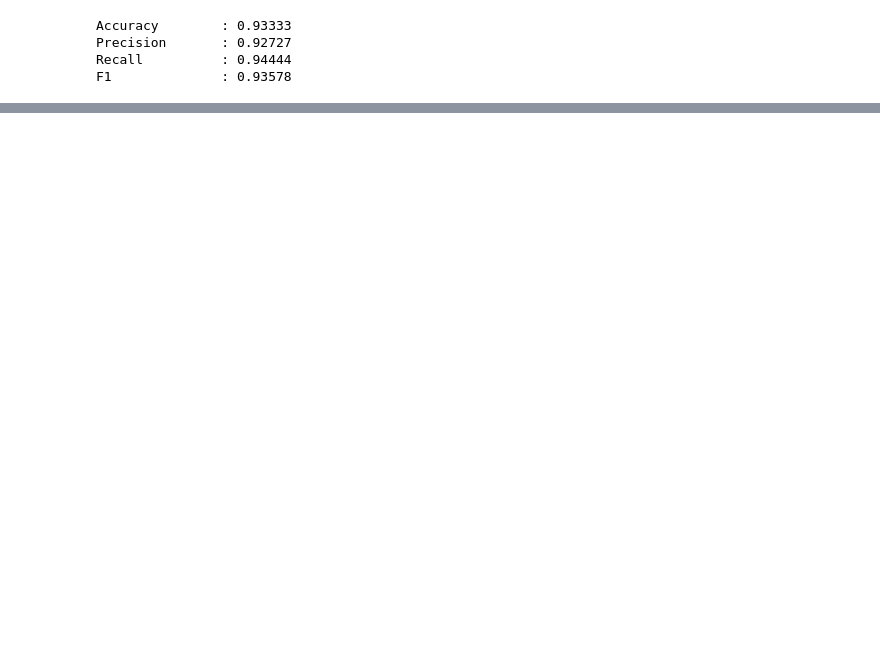
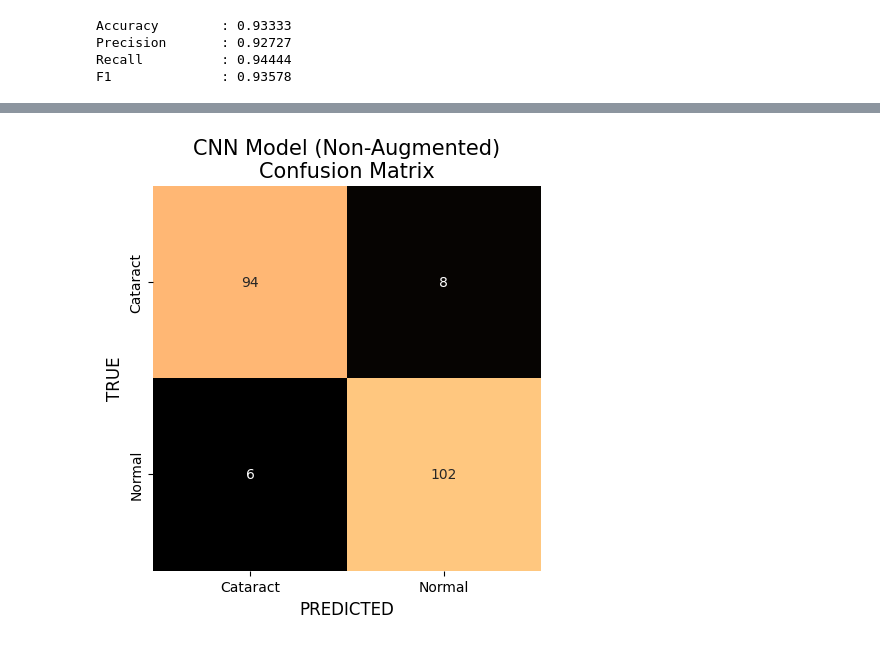
Before and after one commit to JoshuaR26/ODIR-OcularDiseaseIntelligentRecognition, a Jupyter notebook: CNN(NoDataAug)_Re.ipynb, the cells around one changed output, grey strips where cells are left out. Cells and saved outputs as stored; diff of their text form; code cells hidden in the pictures; blank space fills up the shorter version.

```diff
--- a/CNN(NoDataAug)_Re.ipynb
+++ b/CNN(NoDataAug)_Re.ipynb
@@ -200,3 +200,25 @@ Accuracy        : 0.93333
 Precision       : 0.92727
 Recall          : 0.94444
 F1              : 0.93578
+# %%
+Y=[]
+Y_pred=[]
+for batch in test_data.as_numpy_iterator():
+    X, y = batch
+    y_pred = Model.predict(X)
+    y_pred = (y_pred > 0.5)
+    Y.extend(y)
+    Y_pred.extend(y_pred)
+
+# Making the Confusion Matrix
+from sklearn.metrics import confusion_matrix
+cm = confusion_matrix(Y, Y_pred)
+
+plt.figure(figsize=(5, 5))
+sns.heatmap(cm, annot=True, fmt='d', cmap='copper', cbar=False,
+            xticklabels=['Cataract', 'Normal'], yticklabels=['Cataract', 'Normal'])
+plt.xlabel('PREDICTED', fontsize=12)
+plt.ylabel('TRUE', fontsize=12)
+plt.title('CNN Model (Non-Augmented)\nConfusion Matrix', fontsize=15)
+plt.show()
+# %% [output]
@@ -202,0 +232 @@ F1              : 0.93578
+[figure, added]
```
Also changed, not shown: parts of 3 cells of this notebook, 3 other files.
